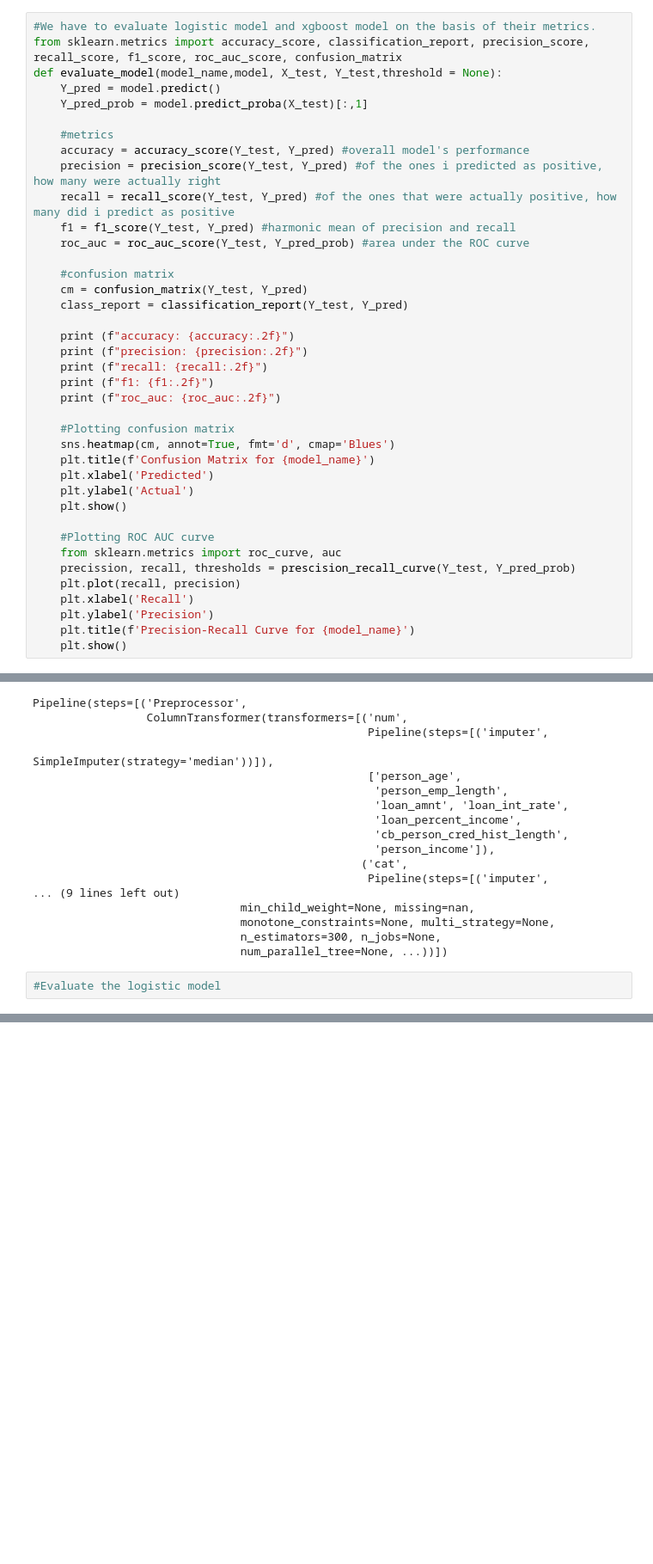
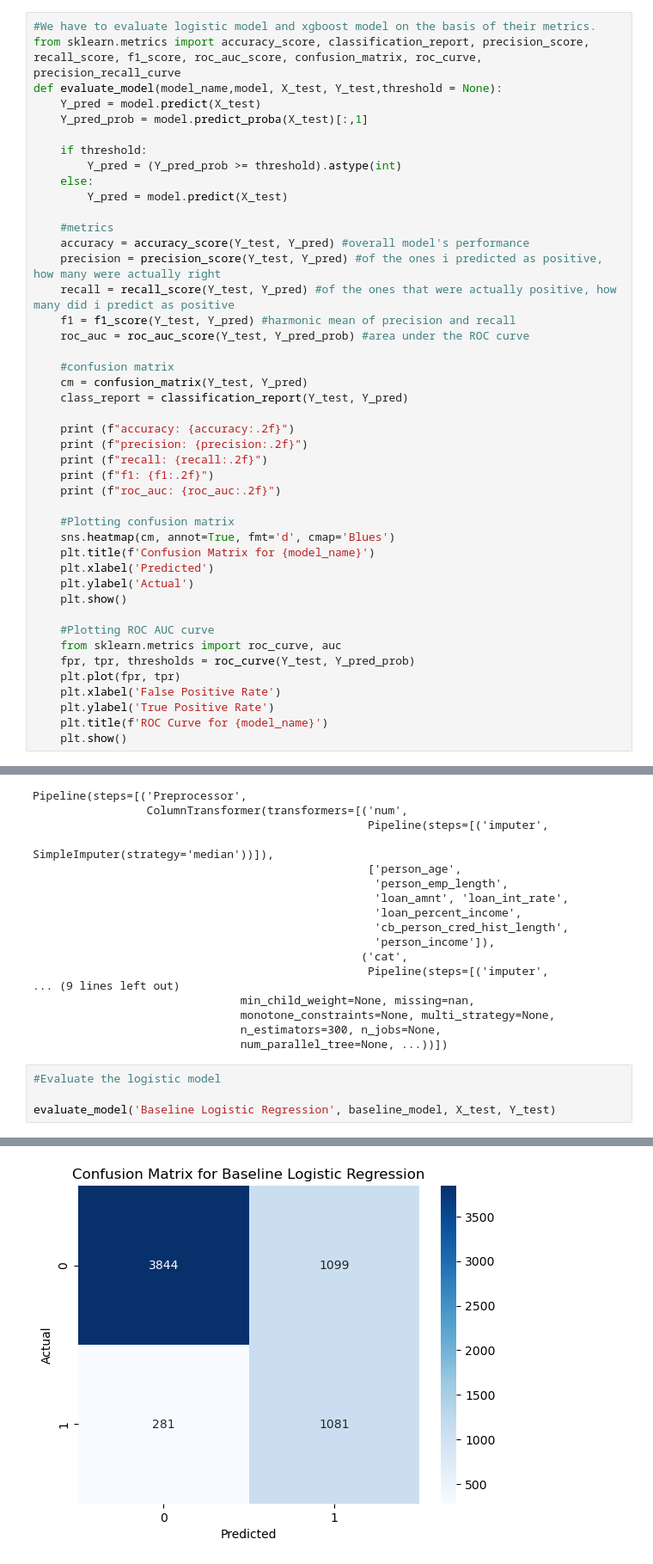
Before and after one commit to Maanit5117/Credit-Risk-Analyzer, a Jupyter notebook: Credit_Risk.ipynb, the cells around one changed output, grey strips where cells are left out. Shown at 86% size. Drawn from its saved outputs; the diff is of its cells as text; blank space fills up the shorter version.

```diff
--- a/Credit_Risk.ipynb
+++ b/Credit_Risk.ipynb
@@ -227,10 +227,15 @@ Pipeline(steps=[('Preprocessor',
                 ('Classifier', LogisticRegression(class_weight='balanced'))])
 # %%
 #We have to evaluate logistic model and xgboost model on the basis of their metrics.
-from sklearn.metrics import accuracy_score, classification_report, precision_score, recall_score, f1_score, roc_auc_score, confusion_matrix
+from sklearn.metrics import accuracy_score, classification_report, precision_score, recall_score, f1_score, roc_auc_score, confusion_matrix, roc_curve, precision_recall_curve
 def evaluate_model(model_name,model, X_test, Y_test,threshold = None):
-    Y_pred = model.predict()
+    Y_pred = model.predict(X_test)
     Y_pred_prob = model.predict_proba(X_test)[:,1]
+
+    if threshold:
+        Y_pred = (Y_pred_prob >= threshold).astype(int)
+    else:
+        Y_pred = model.predict(X_test)
 
     #metrics
     accuracy = accuracy_score(Y_test, Y_pred) #overall model's performance
@@ -258,11 +263,11 @@ def evaluate_model(model_name,model, X_test, Y_test,threshold = None):
 
     #Plotting ROC AUC curve
     from sklearn.metrics import roc_curve, auc
-    precission, recall, thresholds = prescision_recall_curve(Y_test, Y_pred_prob)
-    plt.plot(recall, precision)
-    plt.xlabel('Recall')
-    plt.ylabel('Precision')
-    plt.title(f'Precision-Recall Curve for {model_name}')
+    fpr, tpr, thresholds = roc_curve(Y_test, Y_pred_prob)
+    plt.plot(fpr, tpr)
+    plt.xlabel('False Positive Rate')
+    plt.ylabel('True Positive Rate')
+    plt.title(f'ROC Curve for {model_name}')
     plt.show()
 # %%
 xg_model = Pipeline([('Preprocessor',preprocessor_xg),
@@ -289,3 +294,6 @@ Pipeline(steps=[('Preprocessor',
                                num_parallel_tree=None, ...))])
 # %%
 #Evaluate the logistic model
+
+evaluate_model('Baseline Logistic Regression', baseline_model, X_test, Y_test)
+# %% [output]
@@ -291,0 +305 @@ Pipeline(steps=[('Preprocessor',
+[figure, added]
```
Also changed, not shown: parts of 19 cells of this notebook, 1 other file.
